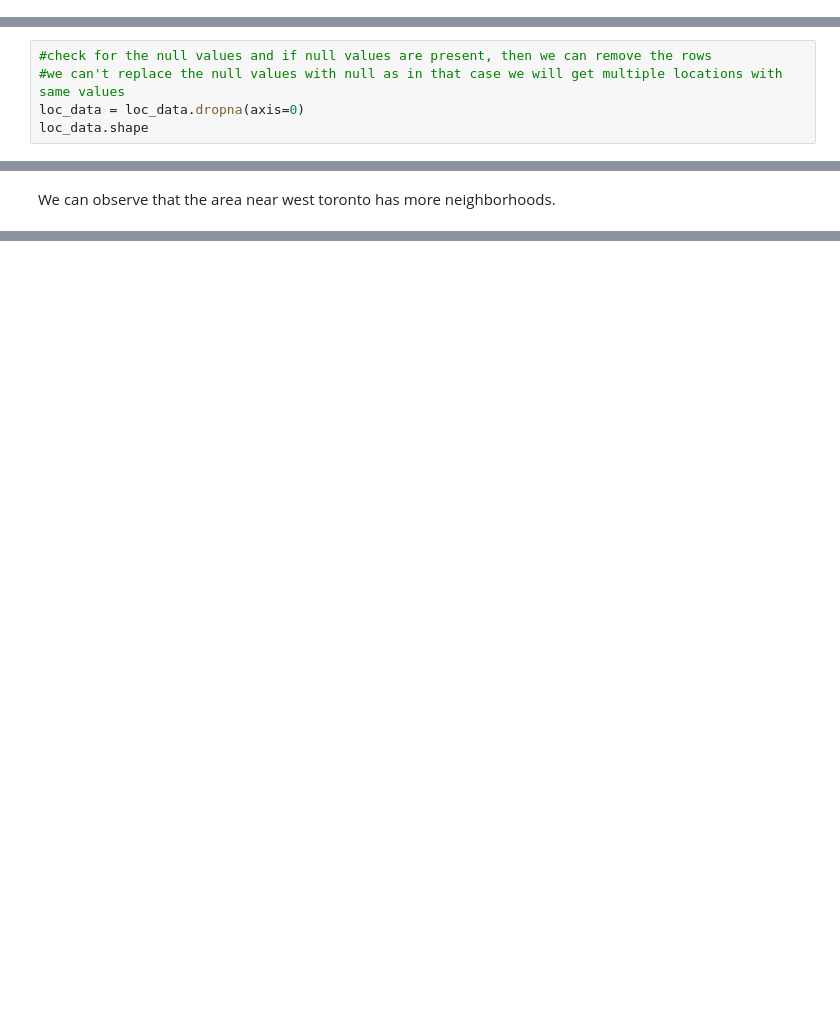
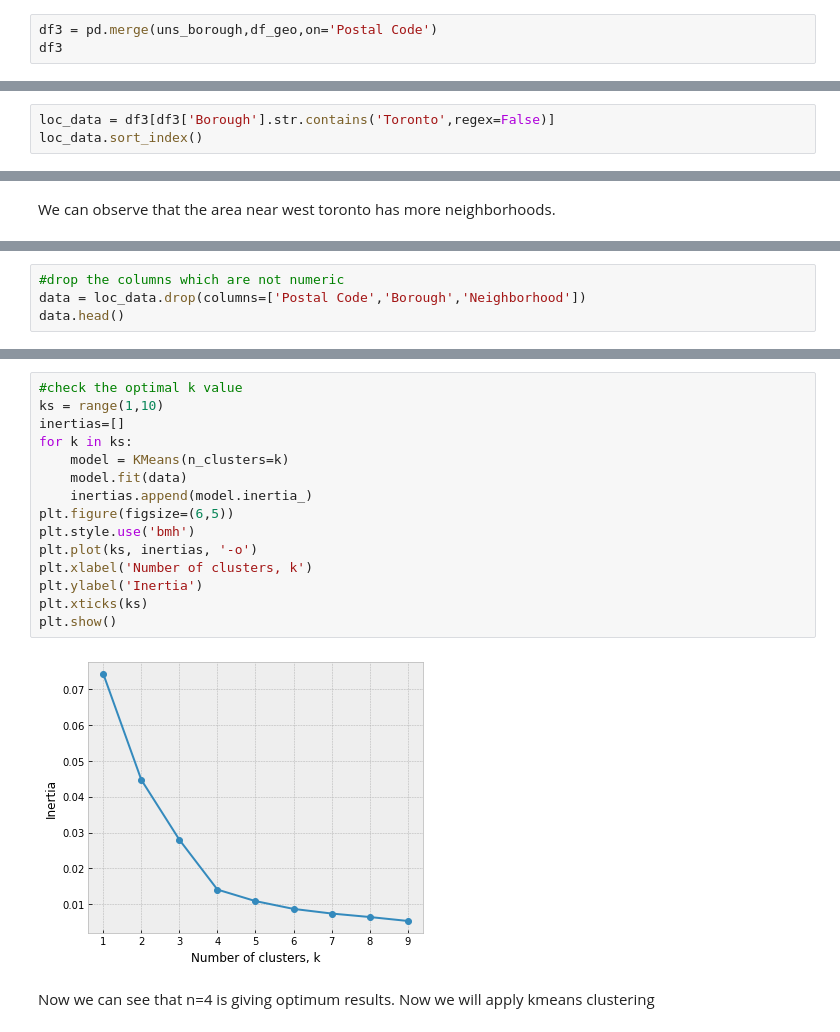
Before and after one commit to Somesh24/Coursera_Capstone, a Jupyter notebook: Toronto_Neighborhood.ipynb, the cells around one changed output, grey strips where cells are left out. Cells and saved outputs as stored; diff of their text form; blank space fills up the shorter version.

```diff
--- a/Toronto_Neighborhood.ipynb
+++ b/Toronto_Neighborhood.ipynb
@@ -167,0 +113,3 @@ dtype: int64
+# %%
+df3 = pd.merge(uns_borough,df_geo,on='Postal Code')
+df3
@@ -167,0 +132,3 @@ dtype: int64
+# %%
+loc_data = df3[df3['Borough'].str.contains('Toronto',regex=False)]
+loc_data.sort_index()
@@ -168,7 +153,2 @@ dtype: int64
 # %% [markdown]
 Now we will create tha map
-# %%
-#check for the null values and if null values are present, then we can remove the rows
-#we can't replace the null values with null as in that case we will get multiple locations with same values
-loc_data = loc_data.dropna(axis=0)
-loc_data.shape
@@ -208,0 +189,4 @@ We can observe that the area near west toronto has more neighborhoods.
+# %%
+#drop the columns which are not numeric
+data = loc_data.drop(columns=['Postal Code','Borough','Neighborhood'])
+data.head()
@@ -208,0 +200,19 @@ We can observe that the area near west toronto has more neighborhoods.
+# %%
+#check the optimal k value
+ks = range(1,10)
+inertias=[]
+for k in ks:
+    model = KMeans(n_clusters=k)
+    model.fit(data)
+    inertias.append(model.inertia_)
+plt.figure(figsize=(6,5))
+plt.style.use('bmh')
+plt.plot(ks, inertias, '-o')
+plt.xlabel('Number of clusters, k')
+plt.ylabel('Inertia')
+plt.xticks(ks)
+plt.show()
+# %% [output]
+[figure, added]
+# %% [markdown]
+Now we can see that n=4 is giving optimum results. Now we will apply kmeans clustering
```
Also changed, not shown: parts of 19 cells of this notebook.
